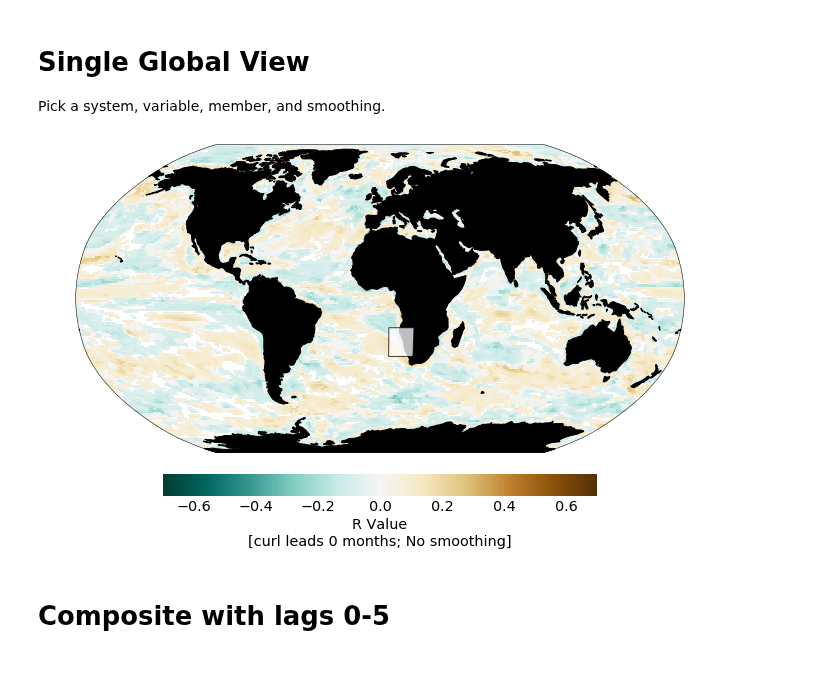
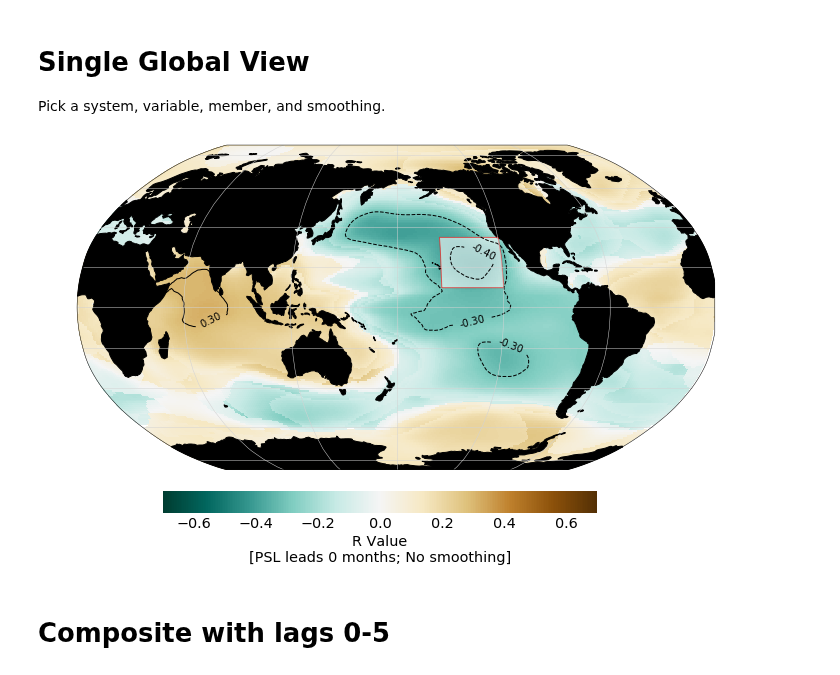
Before and after one commit to bradyrx/EBUS_BGC_Variability, a Jupyter notebook: notebooks/Global_Regressions/global_regression_analysis.ipynb, the cells around one changed output. Saved outputs shown, nothing was run; the diff lists cells and outputs as text; code cells hidden in the pictures.

```diff
--- a/notebooks/Global_Regressions/global_regression_analysis.ipynb
+++ b/notebooks/Global_Regressions/global_regression_analysis.ipynb
@@ -33,8 +33,8 @@ ebu_names = {
 
 Pick a system, variable, member, and smoothing.
 # %%
-EBU = 'BenCS'
-VAR = 'curl'
+EBU = 'CalCS'
+VAR = 'PSL'
 LAG = 0
 SMOOTHED = False
 # %%
@@ -62,43 +62,45 @@ levels = np.append(lower, upper)
 # %%
 if (EBU == "HumCS") or (EBU == "CalCS"):
     f, ax = et.vis.make_cartopy(projection=ccrs.Robinson(central_longitude=180),
-                            grid_lines=False, figsize=(12,8), frameon=True)
+                            grid_lines=True, figsize=(12,8), frameon=True)
 else:
     f, ax = et.vis.make_cartopy(projection=ccrs.Robinson(central_longitude=0),
                             grid_lines=False, figsize=(12,8), frameon=True)
 
 # Forgot to flip the sign when making the global residuals
 if VAR == "FG_ALT_CO2":
     data = data * -1
 
 # Pcolor background.
 plt.pcolormesh(lon, lat, data, transform=ccrs.PlateCarree(),
                vmin=-0.7, vmax=0.7, cmap=cmap)
 cb = plt.colorbar(orientation='horizontal', pad=0.05, fraction=0.05)
 
 # Contours.
 cs = ax.contour(ds.gridlon, ds.gridlat, ds.r, transform=ccrs.PlateCarree(),
                 linewidths=1, colors='k', levels=levels)
 fmt = '%.2f'
 labels = plt.clabel(cs, fontsize=10, inline=1, fmt=fmt)
 
 # Box.
-x0, x1, y0, y1 = et.ebus.visual_bounds(EBU, std_lon=True)
-et.vis.add_box(ax, x0, x1, y0, y1, facecolor='w', edgecolor='k',
-               linewidth=2, alpha=0.75, zorder=3)
+#x0, x1, y0, y1 = et.ebus.visual_bounds(EBU, std_lon=True)
+#et.vis.add_box(ax, x0, x1, y0, y1, facecolor='w', edgecolor='k',
+#               linewidth=2, alpha=0.75, zorder=3)
 
 # Labels.
 #ax.set_title('Global ' + VAR + ' Correlation with F$_{\mathrm{Nat}}$' +
 #             ' in the ' + ebu_names[EBU])
 cb.set_label('R Value' + '\n' + '[' + VAR + ' leads ' + str(LAG) + ' months; No smoothing]')
 
 # Zoom in...
 #x0,x1,y0,y1 = et.ebus.visual_bounds(EBU)
 #ax.set_extent([x0,x1,y0,y1])
 
+et.vis.add_box(ax, -155, -120, 10, 35, facecolor='w', edgecolor='r', alpha=0.6)
+
 plt.show()
 # %% [output]
-[figure, old version]
+[figure, new version]
 # %% [markdown]
 # Composite with lags 0-5
 # %%
```
Also changed, not shown: parts of 1 cell of this notebook, 7 other files.
